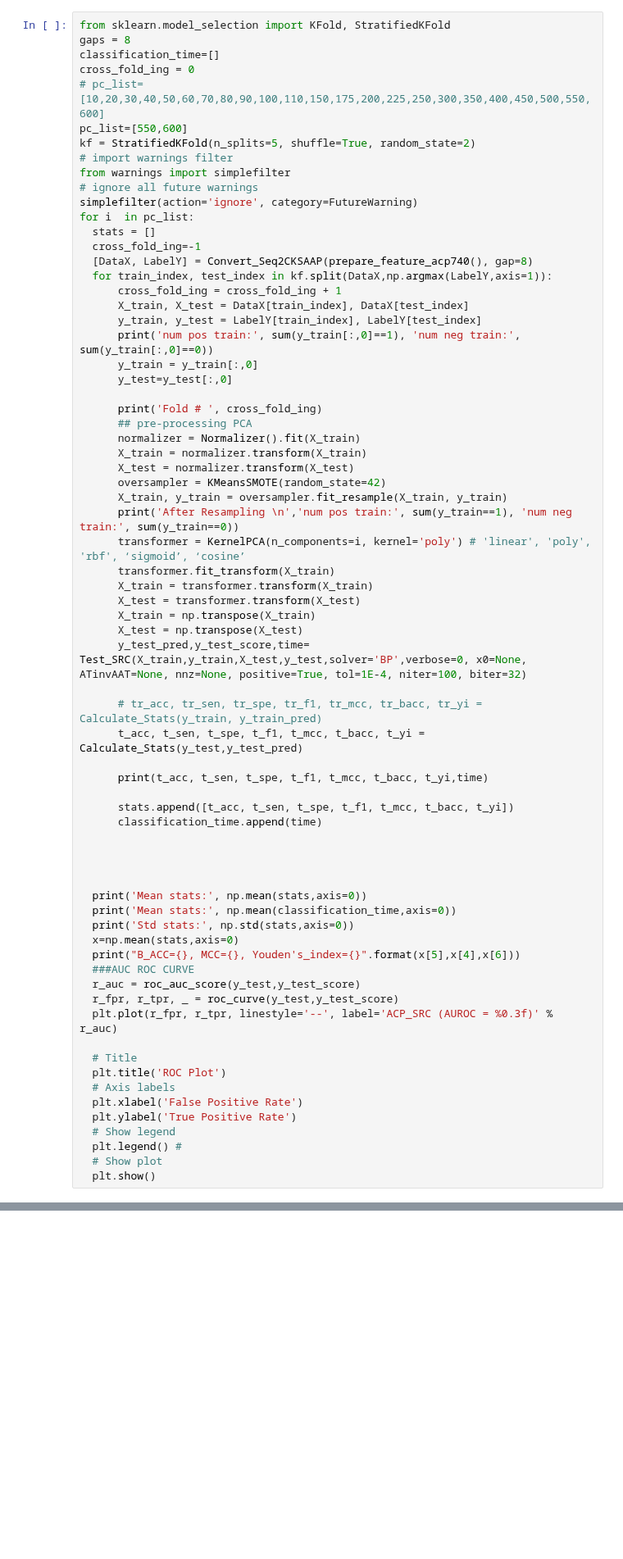
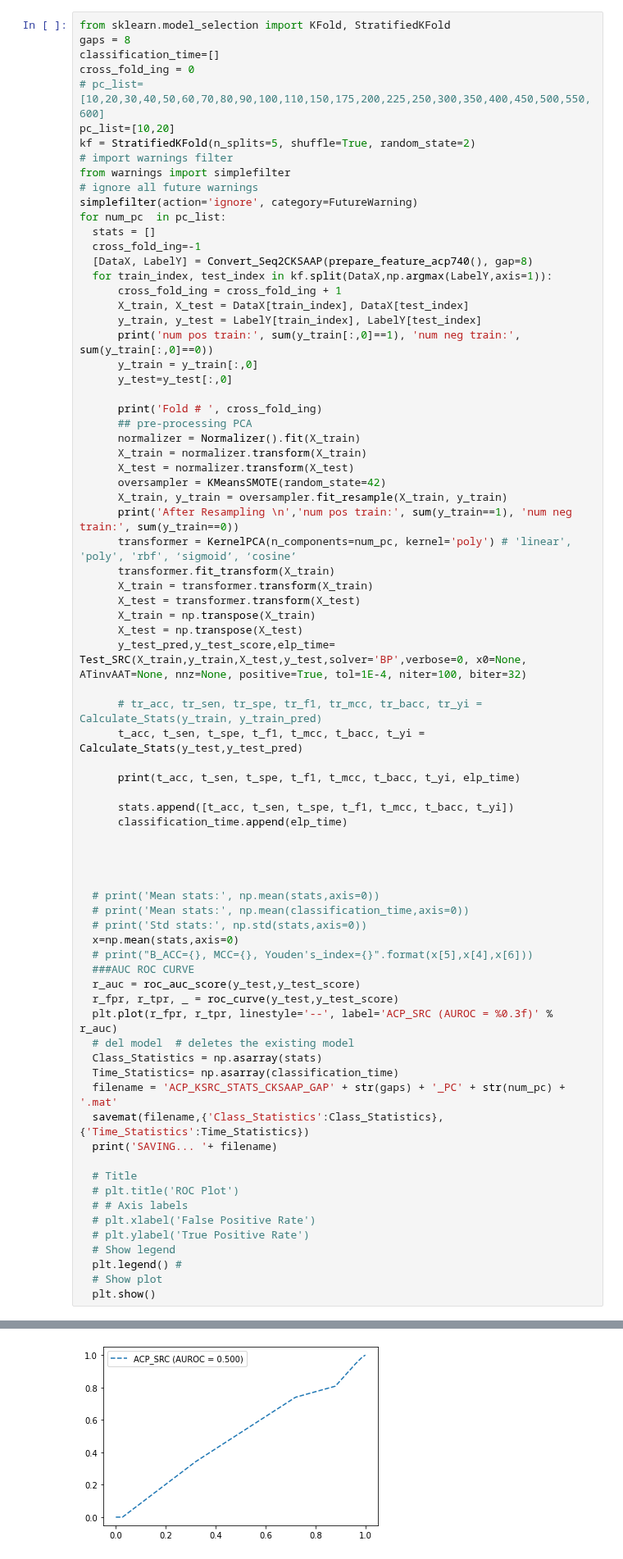
Before and after one commit to ehtisham-Fazal/ACP_KSRC, a Jupyter notebook: results_ACP_SRC_740_Python_.ipynb, the cells around one changed output, grey strips where cells are left out. Shown at 82% size. Drawn from its saved outputs; the diff is of its cells as text; blank space fills up the shorter version.

```diff
--- a/results_ACP_SRC_740_Python_.ipynb
+++ b/results_ACP_SRC_740_Python_.ipynb
@@ -222,13 +241,13 @@ gaps = 8
 classification_time=[]
 cross_fold_ing = 0
 # pc_list=[10,20,30,40,50,60,70,80,90,100,110,150,175,200,225,250,300,350,400,450,500,550,600]
-pc_list=[550,600]
+pc_list=[10,20]
 kf = StratifiedKFold(n_splits=5, shuffle=True, random_state=2)
 # import warnings filter
 from warnings import simplefilter
 # ignore all future warnings
 simplefilter(action='ignore', category=FutureWarning)
-for i  in pc_list:
+for num_pc  in pc_list:
   stats = []
   cross_fold_ing=-1
   [DataX, LabelY] = Convert_Seq2CKSAAP(prepare_feature_acp740(), gap=8)
@@ -248,40 +267,46 @@ for i  in pc_list:
       oversampler = KMeansSMOTE(random_state=42)
       X_train, y_train = oversampler.fit_resample(X_train, y_train)
       print('After Resampling \n','num pos train:', sum(y_train==1), 'num neg train:', sum(y_train==0))
-      transformer = KernelPCA(n_components=i, kernel='poly') # 'linear', 'poly', 'rbf', ‘sigmoid’, ‘cosine’
+      transformer = KernelPCA(n_components=num_pc, kernel='poly') # 'linear', 'poly', 'rbf', ‘sigmoid’, ‘cosine’
       transformer.fit_transform(X_train)
       X_train = transformer.transform(X_train)
       X_test = transformer.transform(X_test)
       X_train = np.transpose(X_train)
       X_test = np.transpose(X_test)
-      y_test_pred,y_test_score,time= Test_SRC(X_train,y_train,X_test,y_test,solver='BP',verbose=0, x0=None, ATinvAAT=None, nnz=None, positive=True, tol=1E-4, niter=100, biter=32)
+      y_test_pred,y_test_score,elp_time= Test_SRC(X_train,y_train,X_test,y_test,solver='BP',verbose=0, x0=None, ATinvAAT=None, nnz=None, positive=True, tol=1E-4, niter=100, biter=32)
 
       # tr_acc, tr_sen, tr_spe, tr_f1, tr_mcc, tr_bacc, tr_yi = Calculate_Stats(y_train, y_train_pred)
       t_acc, t_sen, t_spe, t_f1, t_mcc, t_bacc, t_yi = Calculate_Stats(y_test,y_test_pred)
 
-      print(t_acc, t_sen, t_spe, t_f1, t_mcc, t_bacc, t_yi,time)
+      print(t_acc, t_sen, t_spe, t_f1, t_mcc, t_bacc, t_yi, elp_time)
 
       stats.append([t_acc, t_sen, t_spe, t_f1, t_mcc, t_bacc, t_yi])
-      classification_time.append(time)
+      classification_time.append(elp_time)
 
 
 
 
-  print('Mean stats:', np.mean(stats,axis=0))
-  print('Mean stats:', np.mean(classification_time,axis=0))
-  print('Std stats:', np.std(stats,axis=0))
+  # print('Mean stats:', np.mean(stats,axis=0))
+  # print('Mean stats:', np.mean(classification_time,axis=0))
+  # print('Std stats:', np.std(stats,axis=0))
   x=np.mean(stats,axis=0)
-  print("B_ACC={}, MCC={}, Youden's_index={}".format(x[5],x[4],x[6]))
+  # print("B_ACC={}, MCC={}, Youden's_index={}".format(x[5],x[4],x[6]))
   ###AUC ROC CURVE
   r_auc = roc_auc_score(y_test,y_test_score)
   r_fpr, r_tpr, _ = roc_curve(y_test,y_test_score)
   plt.plot(r_fpr, r_tpr, linestyle='--', label='ACP_SRC (AUROC = %0.3f)' % r_auc)
+  # del model  # deletes the existing model
+  Class_Statistics = np.asarray(stats)
+  Time_Statistics= np.asarray(classification_time)
+  filename = 'ACP_KSRC_STATS_CKSAAP_GAP' + str(gaps) + '_PC' + str(num_pc) + '.mat'
+  savemat(filename,{'Class_Statistics':Class_Statistics},{'Time_Statistics':Time_Statistics})
+  print('SAVING... '+ filename)
 
   # Title
-  plt.title('ROC Plot')
-  # Axis labels
-  plt.xlabel('False Positive Rate')
-  plt.ylabel('True Positive Rate')
+  # plt.title('ROC Plot')
+  # # Axis labels
+  # plt.xlabel('False Positive Rate')
+  # plt.ylabel('True Positive Rate')
   # Show legend
   plt.legend() #
   # Show plot
@@ -301,0 +332 @@ num pos train: 291 num neg train: 301
+[figure, added]
```
Also changed, not shown: parts of 5 cells of this notebook.
